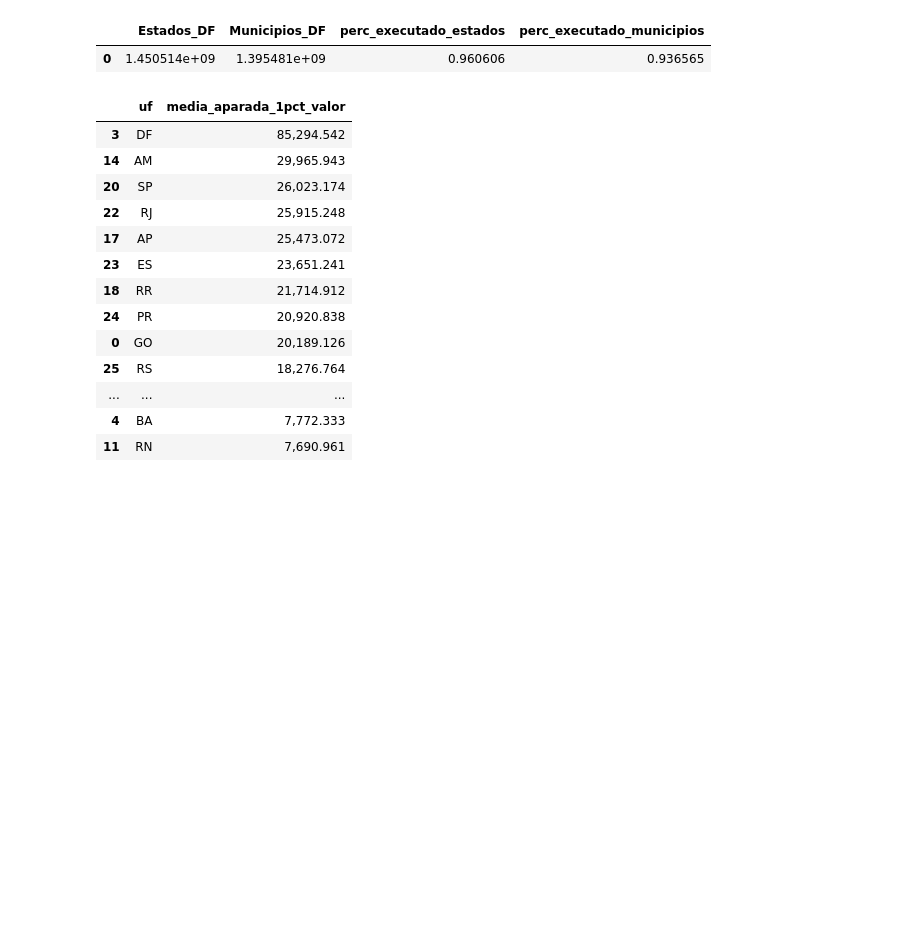
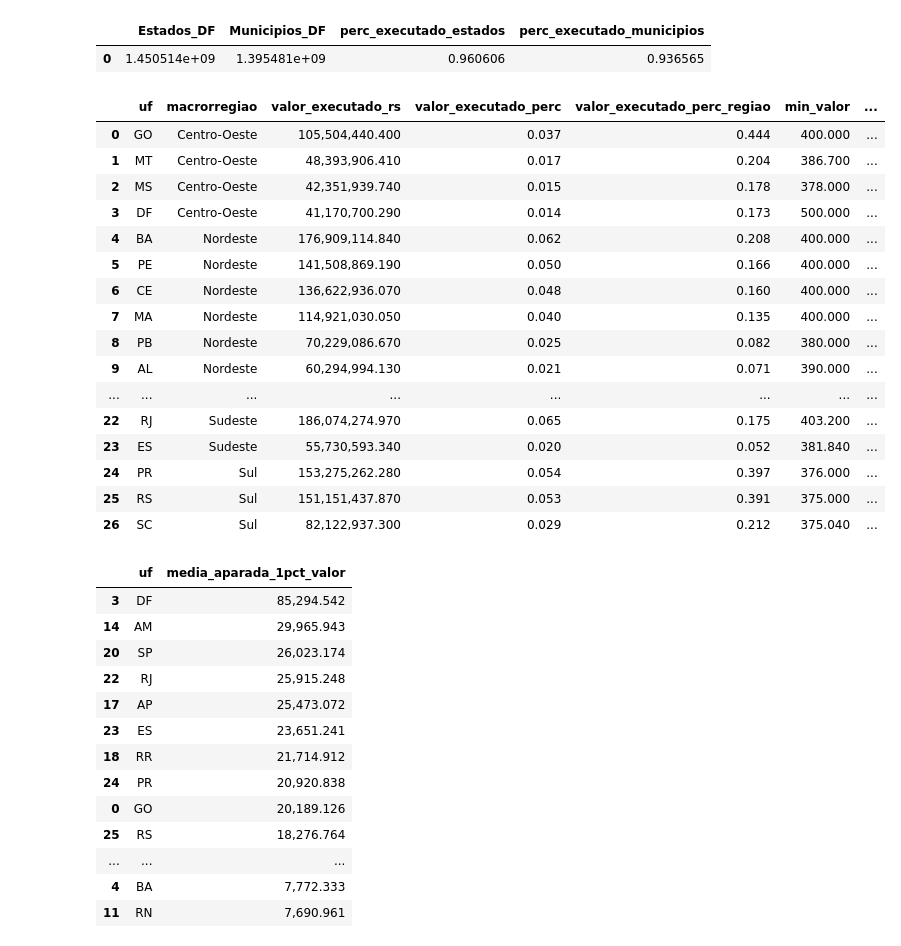
Before and after one commit to SGE-Subsecretaria-de-Gestao-Estrategica/pnab-data-vis, a Jupyter notebook: src/notebooks/gabriel_create_csv.ipynb, the cells around one changed output. Drawn from its saved outputs; the diff is of its cells as text; code cells hidden in the pictures; blank space fills up the shorter version.

```diff
--- a/src/notebooks/gabriel_create_csv.ipynb
+++ b/src/notebooks/gabriel_create_csv.ipynb
@@ -73,3 +74,23 @@ df_uf_cut = territorial.criar_df_uf_cut_from_aux(df_aux=df_aux)
+# %%
+df_uf_cut
+# %% [output]
+|  | uf | macrorregiao | valor_executado_rs | valor_executado_perc | valor_executado_perc_regiao | min_valor | ... |
+| 0 | GO | Centro-Oeste | 105,504,440.400 | 0.037 | 0.444 | 400.000 | ... |
+| 1 | MT | Centro-Oeste | 48,393,906.410 | 0.017 | 0.204 | 386.700 | ... |
+| 2 | MS | Centro-Oeste | 42,351,939.740 | 0.015 | 0.178 | 378.000 | ... |
+| 3 | DF | Centro-Oeste | 41,170,700.290 | 0.014 | 0.173 | 500.000 | ... |
+| 4 | BA | Nordeste | 176,909,114.840 | 0.062 | 0.208 | 400.000 | ... |
+| 5 | PE | Nordeste | 141,508,869.190 | 0.050 | 0.166 | 400.000 | ... |
+| 6 | CE | Nordeste | 136,622,936.070 | 0.048 | 0.160 | 400.000 | ... |
+| 7 | MA | Nordeste | 114,921,030.050 | 0.040 | 0.135 | 400.000 | ... |
+| 8 | PB | Nordeste | 70,229,086.670 | 0.025 | 0.082 | 380.000 | ... |
+| 9 | AL | Nordeste | 60,294,994.130 | 0.021 | 0.071 | 390.000 | ... |
+| ... | ... | ... | ... | ... | ... | ... | ... |
+| 22 | RJ | Sudeste | 186,074,274.970 | 0.065 | 0.175 | 403.200 | ... |
+| 23 | ES | Sudeste | 55,730,593.340 | 0.020 | 0.052 | 381.840 | ... |
+| 24 | PR | Sul | 153,275,262.280 | 0.054 | 0.397 | 376.000 | ... |
+| 25 | RS | Sul | 151,151,437.870 | 0.053 | 0.391 | 375.000 | ... |
+| 26 | SC | Sul | 82,122,937.300 | 0.029 | 0.212 | 375.040 | ... |
 # %%
 df_uf_cut[['uf', 'media_aparada_1pct_valor']].sort_values(by='media_aparada_1pct_valor', ascending=False)
 # %% [output]
```
Also changed, not shown: parts of 4 cells of this notebook, 2 other files.
